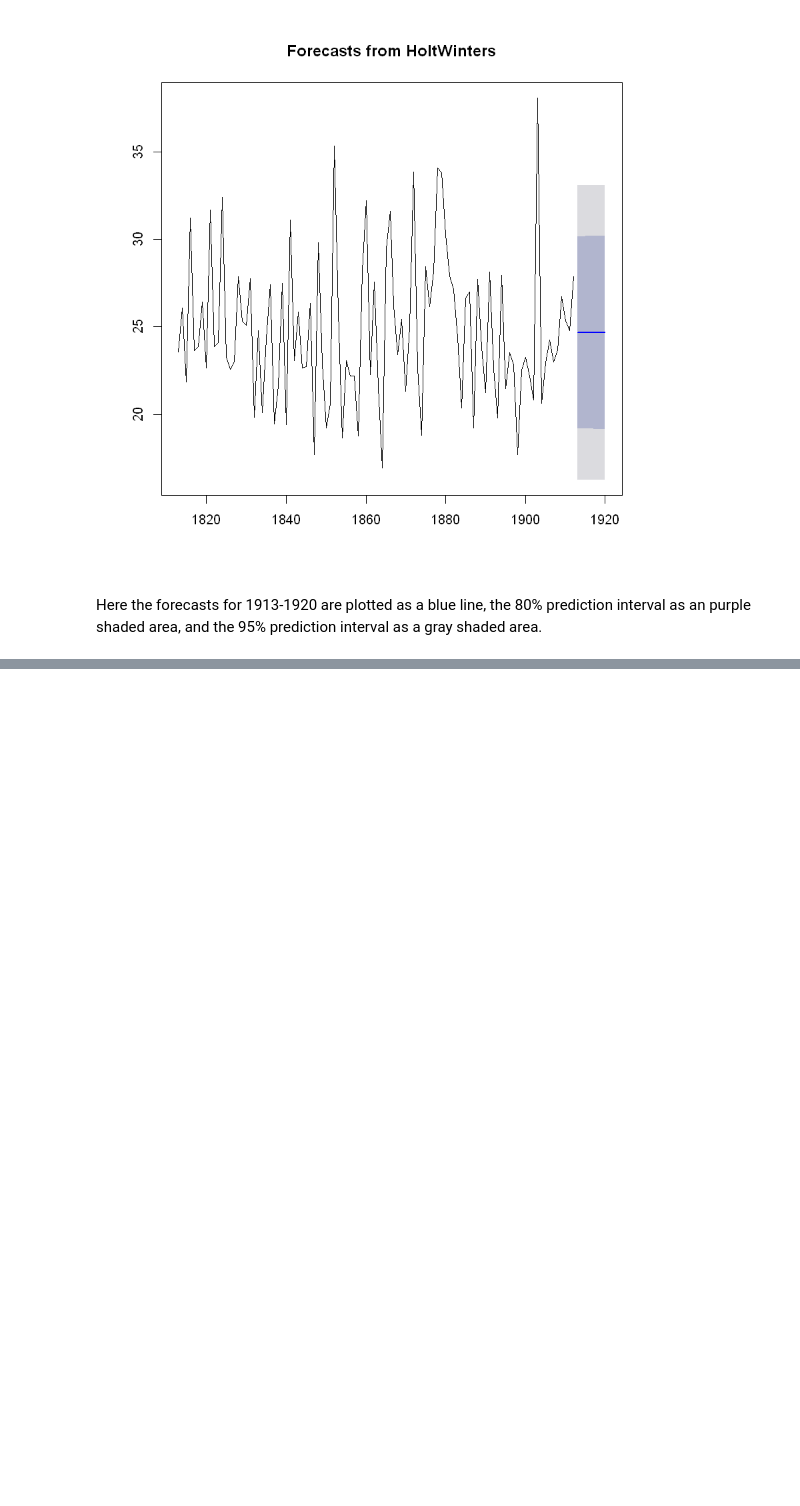
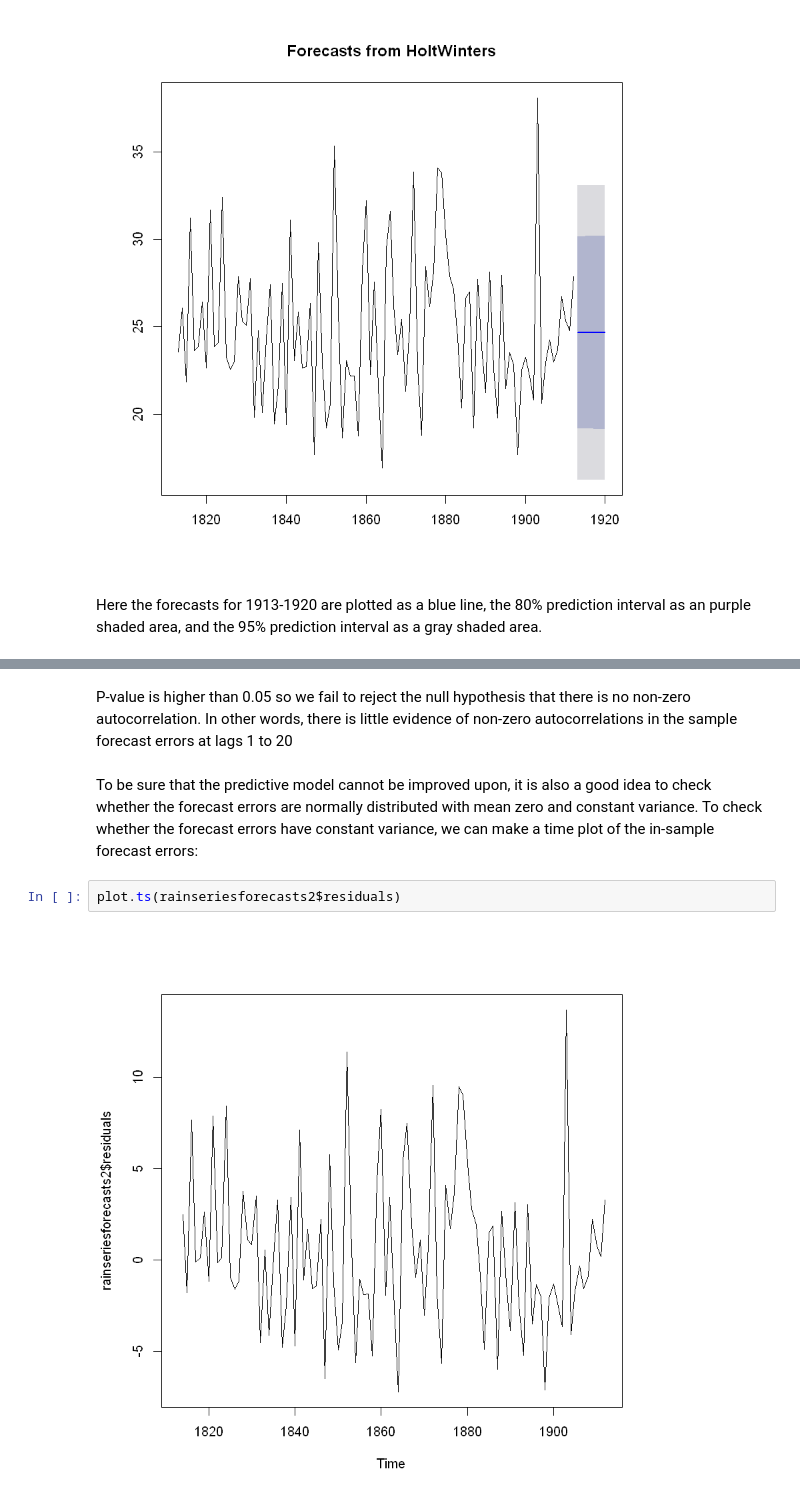
Before and after one commit to iamjz/R-Data, a Jupyter notebook: Timeseries.ipynb, the cells around one changed output, grey strips where cells are left out. Cells and saved outputs as stored; diff of their text form; blank space fills up the shorter version.

```diff
--- a/Timeseries.ipynb
+++ b/Timeseries.ipynb
@@ -391,0 +410,8 @@ Here the forecasts for 1913-1920 are plotted as a blue line, the 80% prediction
+# %% [markdown]
+P-value is higher than 0.05 so we fail to reject the null hypothesis that there is no non-zero autocorrelation. In other words, there is little evidence of non-zero autocorrelations in the sample forecast errors at lags 1 to 20
+# %% [markdown]
+To be sure that the predictive model cannot be improved upon, it is also a good idea to check whether the forecast errors are normally distributed with mean zero and constant variance. To check whether the forecast errors have constant variance, we can make a time plot of the in-sample forecast errors:
+# %%
+plot.ts(rainseriesforecasts2$residuals)
+# %% [output]
+[figure, added]
```
Also changed, not shown: parts of 12 cells of this notebook.
